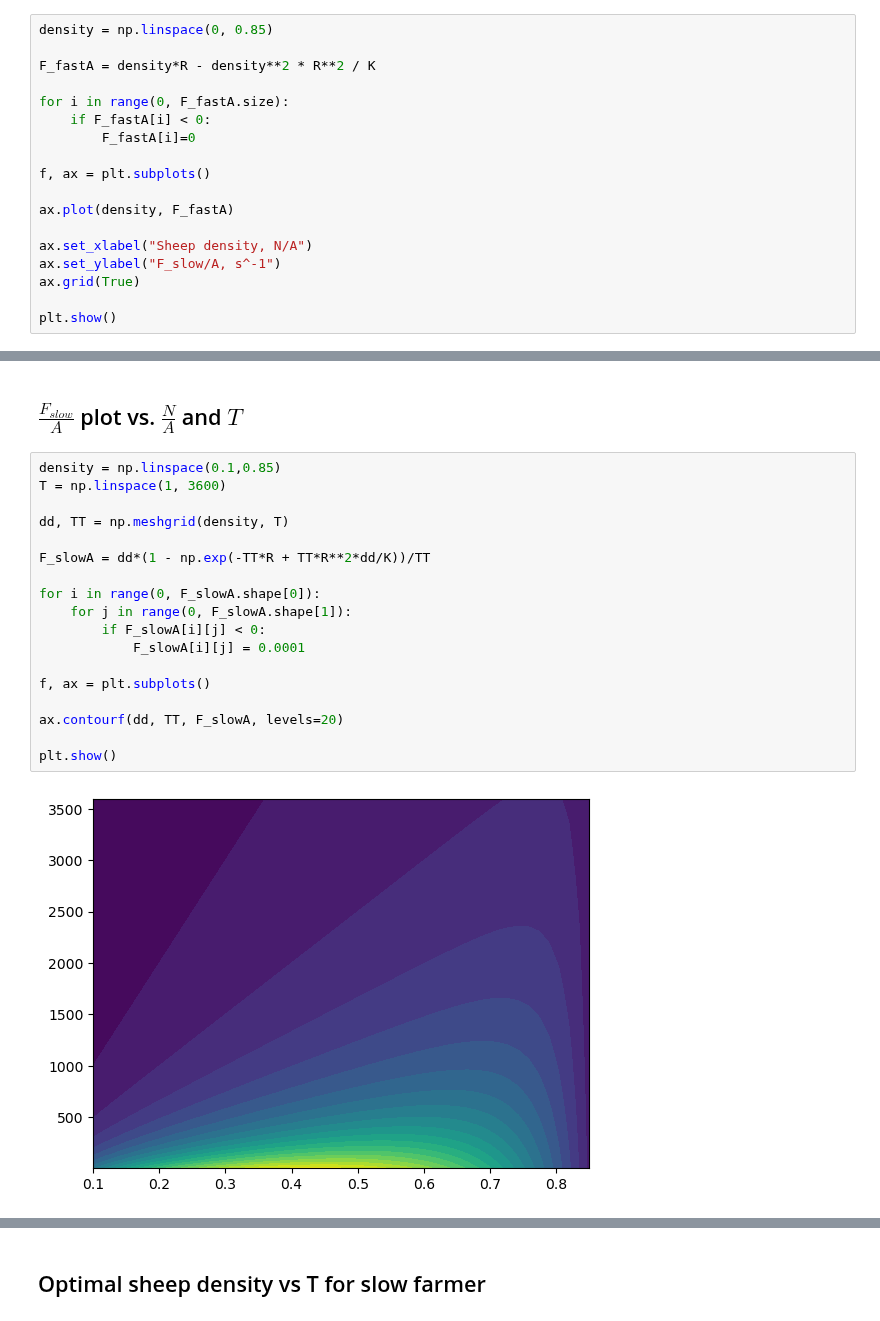
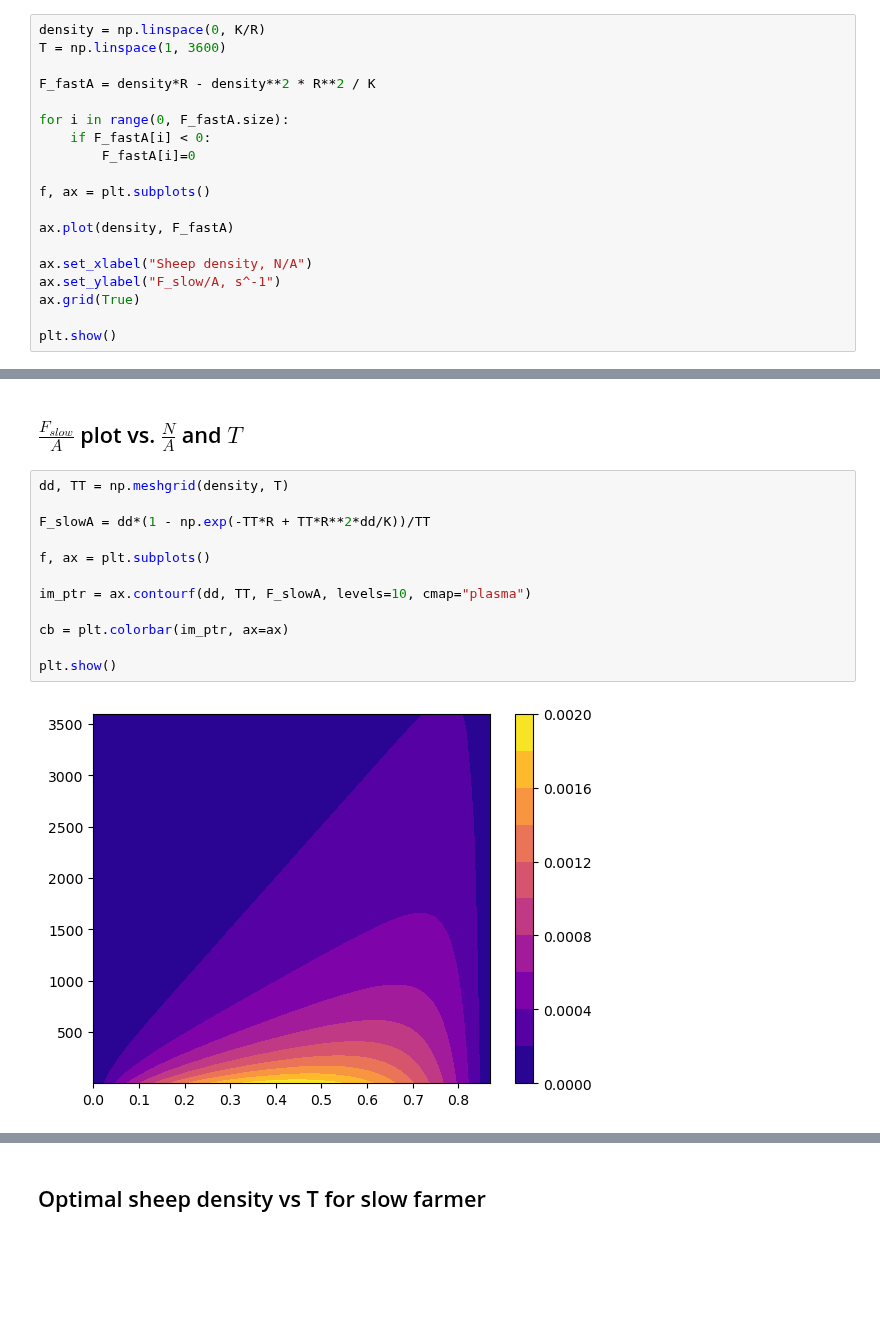
Before and after one commit to ELFREELAND/minecraft_sheep, a Jupyter notebook: deterministic_plots.ipynb, the cells around one changed output, grey strips where cells are left out. Saved outputs shown, nothing was run; the diff lists cells and outputs as text; blank space fills up the shorter version.

Commit message:
f_slow d/dN fix, readme additions, more plots
fixed an oversight when i was differentiating dF_slow/dN, added plots of various things, began minecraft explainer section

```diff
--- a/deterministic_plots.ipynb
+++ b/deterministic_plots.ipynb
@@ -13,7 +13,8 @@ K = 0.00772
 # %% [markdown]
 ## $\frac{F_{fast}}{A}$ plot vs. $\frac{N}{A}$
 # %%
-density = np.linspace(0, 0.85)
+density = np.linspace(0, K/R)
+T = np.linspace(1, 3600)
 
 F_fastA = density*R - density**2 * R**2 / K
 
@@ -35,22 +36,16 @@ plt.show()
 # %% [markdown]
 ## $\frac{F_{slow}}{A}$ plot vs. $\frac{N}{A}$ and $T$
 # %%
-density = np.linspace(0.1,0.85)
-T = np.linspace(1, 3600)
-
 dd, TT = np.meshgrid(density, T)
 
 F_slowA = dd*(1 - np.exp(-TT*R + TT*R**2*dd/K))/TT
 
-for i in range(0, F_slowA.shape[0]):
-    for j in range(0, F_slowA.shape[1]):
-        if F_slowA[i][j] < 0:
-            F_slowA[i][j] = 0.0001
-
 f, ax = plt.subplots()
 
-ax.contourf(dd, TT, F_slowA, levels=20)
+im_ptr = ax.contourf(dd, TT, F_slowA, levels=10, cmap="plasma")
+
+cb = plt.colorbar(im_ptr, ax=ax)
 
 plt.show()
 # %% [output]
-[figure, old version]
+[figure, new version]
```
Also changed, not shown: parts of 7 cells of this notebook, 1 other file.
